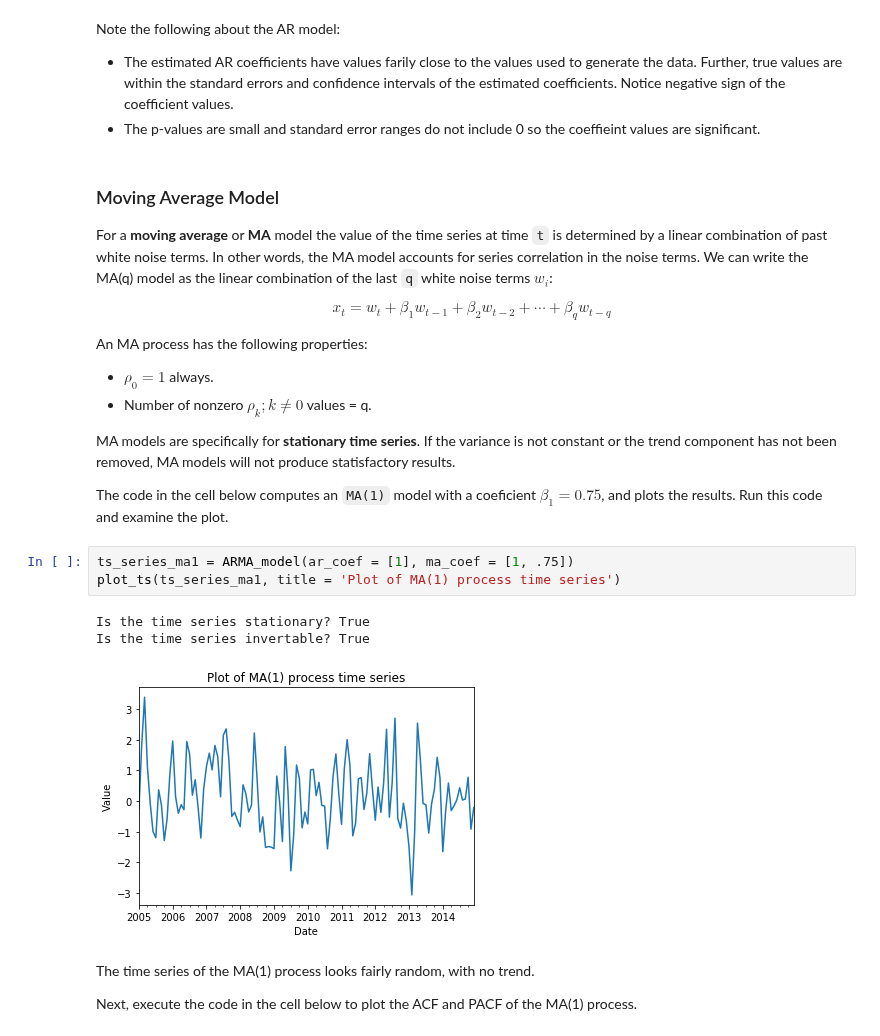
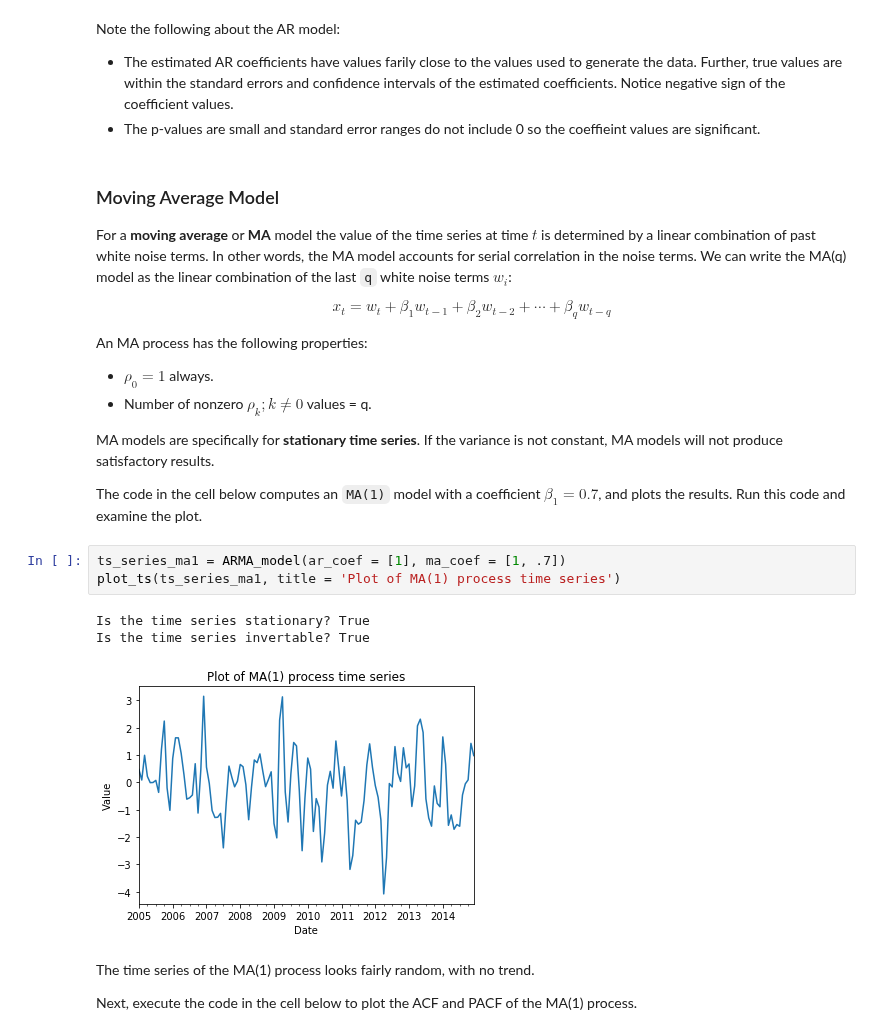
Before and after one commit to StephenElston/DataScience410, a Jupyter notebook: Lecture8/IntroToTimeSeries.ipynb, the cells around one changed output. Drawn from its saved outputs; the diff is of its cells as text.

```diff
--- a/Lecture8/IntroToTimeSeries.ipynb
+++ b/Lecture8/IntroToTimeSeries.ipynb
@@ -559,7 +561,7 @@ Note the following about the AR model:
 # %% [markdown]
 ### Moving Average Model
 
-For a **moving average** or **MA** model the value of the time series at time `t` is determined by a linear combination of past white noise terms. In other words, the MA model accounts for series correlation in the noise terms. We can write the MA(q) model as the linear combination of the last `q` white noise terms $w_i$:
+For a **moving average** or **MA** model the value of the time series at time $t$ is determined by a linear combination of past white noise terms. In other words, the MA model accounts for serial correlation in the noise terms. We can write the MA(q) model as the linear combination of the last `q` white noise terms $w_i$:
 
 $$x_t = w_t + \beta_1 w_{t-1} + \beta_2 w_{t-2} + \cdots + \beta_q w_{t-q}$$
 
@@ -568,16 +570,16 @@ An MA process has the following properties:
 - $\rho_0 = 1$ always.
 - Number of nonzero $\rho_k; k \ne 0$ values = q.
 
-MA models are specifically for **stationary time series**. If the variance is not constant or the trend component has not been removed, MA models will not produce statisfactory results.
+MA models are specifically for **stationary time series**. If the variance is not constant, MA models will not produce satisfactory results.
 
-The code in the cell below computes an `MA(1)` model with a coeficient $\beta_1 = 0.75$, and plots the results. Run this code and examine the plot.
+The code in the cell below computes an `MA(1)` model with a coefficient $\beta_1 = 0.7$, and plots the results. Run this code and examine the plot.
 # %%
-ts_series_ma1 = ARMA_model(ar_coef = [1], ma_coef = [1, .75])
+ts_series_ma1 = ARMA_model(ar_coef = [1], ma_coef = [1, .7])
 plot_ts(ts_series_ma1, title = 'Plot of MA(1) process time series')
 # %% [output]
 Is the time series stationary? True
 Is the time series invertable? True
-[figure, old version]
+[figure, new version]
 # %% [markdown]
 The time series of the MA(1) process looks fairly random, with no trend.
 
```
Also changed, not shown: parts of 46 cells of this notebook.
